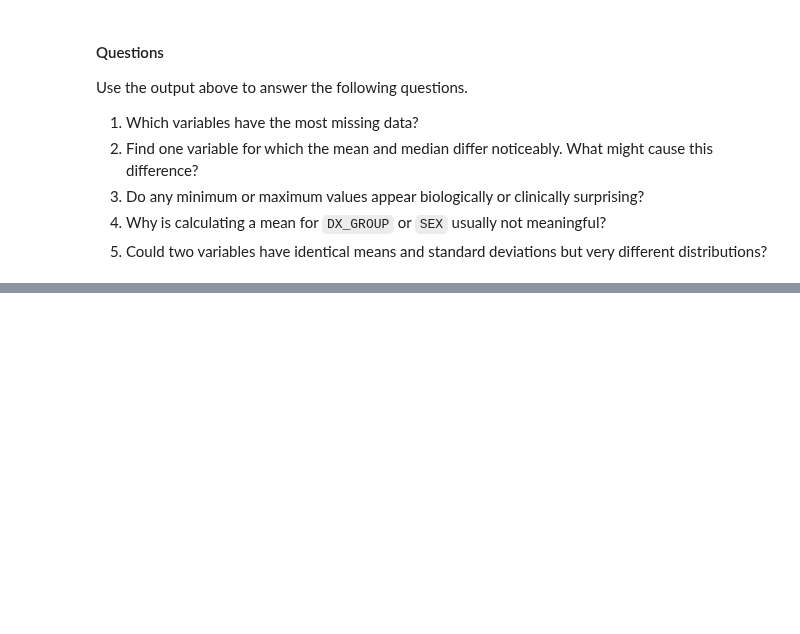
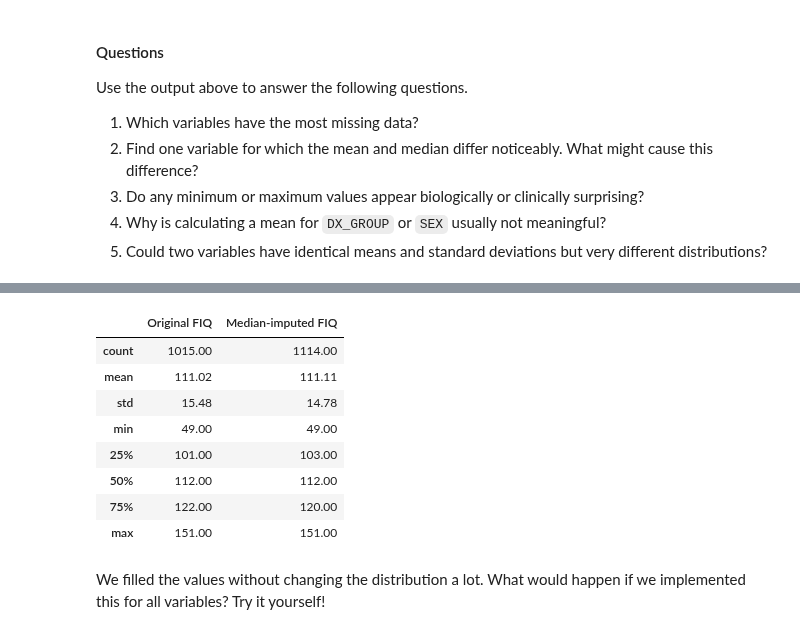
Before and after one commit to yoavmp/ml-neuro-tutorials, a Jupyter notebook: book/chapters/chapter_01/exercise_01.ipynb, the cells around one changed output, grey strips where cells are left out. Saved outputs shown, nothing was run; the diff lists cells and outputs as text; code cells hidden in the pictures; blank space fills up the shorter version.

```diff
--- a/book/chapters/chapter_01/exercise_01.ipynb
+++ b/book/chapters/chapter_01/exercise_01.ipynb
@@ -311,0 +575,17 @@ Use the output above to answer the following questions.
+# %%
+pd.DataFrame(
+    {
+        "Original FIQ": imputation_demo["FIQ"].describe(),
+        "Median-imputed FIQ": imputation_demo["FIQ_imputed"].describe(),
+    }
+).round(2)
+# %% [output]
+|  | Original FIQ | Median-imputed FIQ |
+| count | 1015.00 | 1114.00 |
+| mean | 111.02 | 111.11 |
+| std | 15.48 | 14.78 |
+| min | 49.00 | 49.00 |
+| 25% | 101.00 | 103.00 |
+| 50% | 112.00 | 112.00 |
+| 75% | 122.00 | 120.00 |
+| max | 151.00 | 151.00 |
@@ -311,0 +600,3 @@ Use the output above to answer the following questions.
+# %% [markdown]
+We filled the values without changing the distribution a lot.
+What would happen if we implemented this for all variables? Try it yourself!
```
Also changed, not shown: parts of 29 cells of this notebook.
